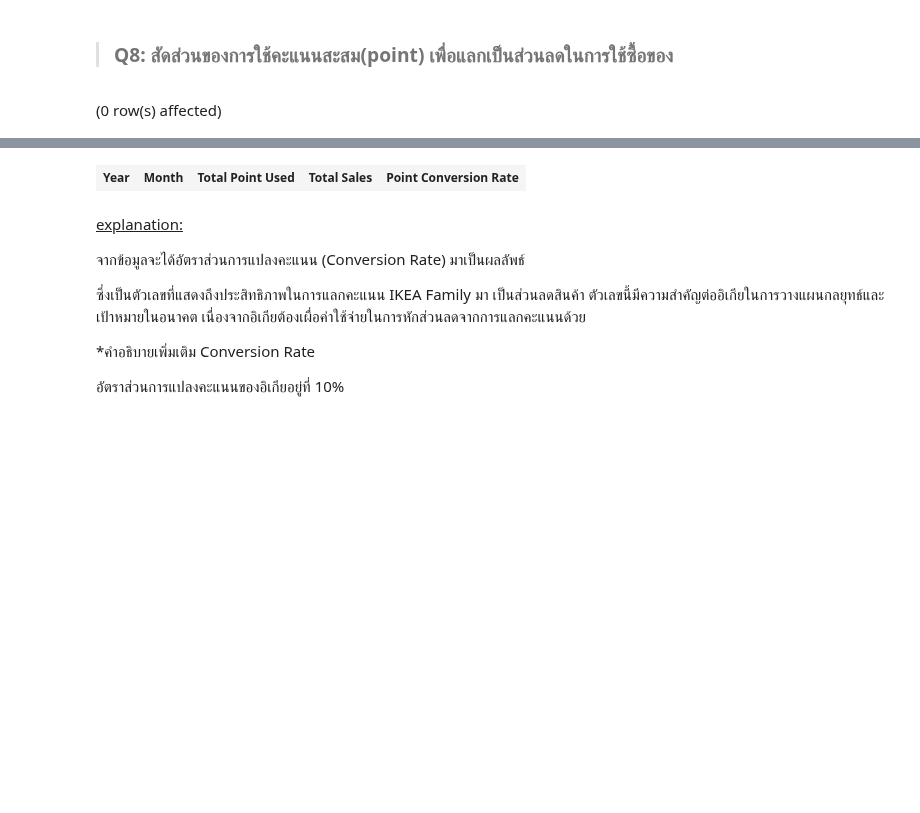
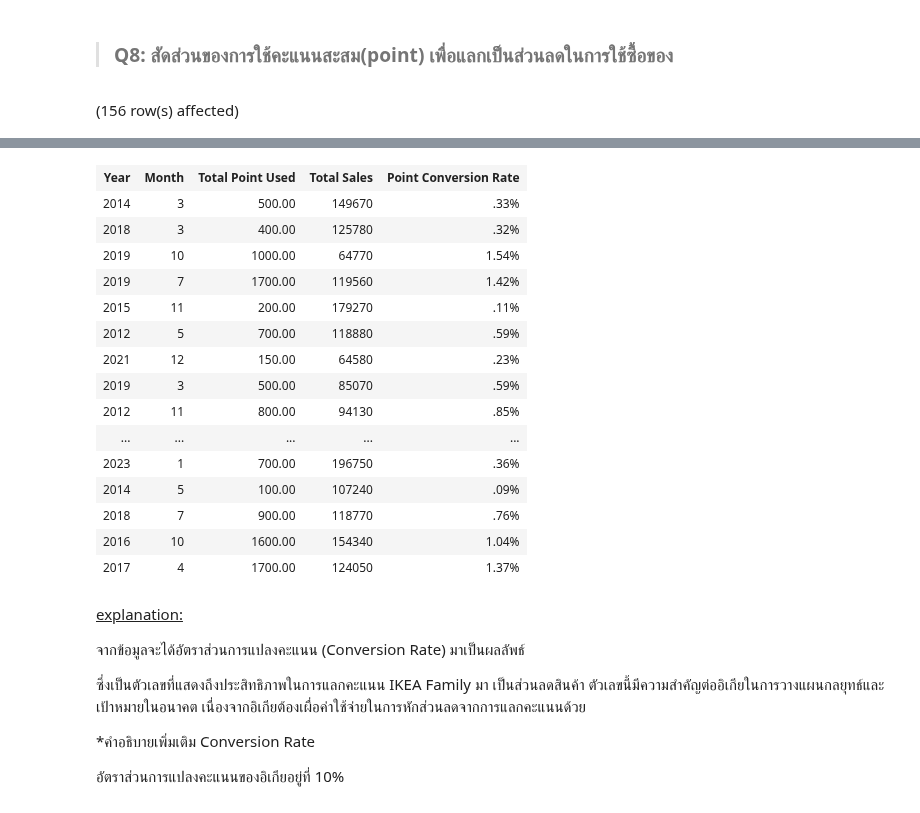
Before and after one commit to punnnnnnnnn/DB-IKEA, a Jupyter notebook: report-db-ikea-hk.ipynb, the cells around one changed output, grey strips where cells are left out. Cells and saved outputs as stored; diff of their text form; code cells hidden in the pictures; blank space fills up the shorter version.

```diff
--- a/report-db-ikea-hk.ipynb
+++ b/report-db-ikea-hk.ipynb
@@ -631,7 +645,7 @@ IKEA สามารถประยุกต์ใช้กลยุทธ์ท
 WITH tmp AS (
     SELECT EXTRACT(YEAR FROM o."order_date") "Year",
         EXTRACT(MONTH FROM o."order_date") "Month",
-        SUM(CASE WHEN pl."movement" < 0 THEN pl."movement" ELSE 0 END) "Total Point Used",
+        ABS(SUM(CASE WHEN pl."movement" < 0 THEN pl."movement" ELSE 0 END))*.01 "Total Point Used",
         SUM(po."qty" * ph."normal_price") "Total Sales"
     FROM public."PointLog" pl
     LEFT JOIN public."Order" o ON o."order_id" = pl."order_id"
@@ -645,4 +659,4 @@ SELECT *,
     TO_CHAR("Total Point Used"::DECIMAL / "Total Sales"::DECIMAL * 100, '999,999.99') || '%' "Point Conversion Rate"
 FROM tmp
 # %% [output]
-(0 row(s) affected)
+(156 row(s) affected)
@@ -650,4 +664,19 @@ Total execution time: 00:00:00.006
 | Year | Month | Total Point Used | Total Sales | Point Conversion Rate |
+| 2014 | 3 | 500.00 | 149670 | .33% |
+| 2018 | 3 | 400.00 | 125780 | .32% |
+| 2019 | 10 | 1000.00 | 64770 | 1.54% |
+| 2019 | 7 | 1700.00 | 119560 | 1.42% |
+| 2015 | 11 | 200.00 | 179270 | .11% |
+| 2012 | 5 | 700.00 | 118880 | .59% |
+| 2021 | 12 | 150.00 | 64580 | .23% |
+| 2019 | 3 | 500.00 | 85070 | .59% |
+| 2012 | 11 | 800.00 | 94130 | .85% |
+| ... | ... | ... | ... | ... |
+| 2023 | 1 | 700.00 | 196750 | .36% |
+| 2014 | 5 | 100.00 | 107240 | .09% |
+| 2018 | 7 | 900.00 | 118770 | .76% |
+| 2016 | 10 | 1600.00 | 154340 | 1.04% |
+| 2017 | 4 | 1700.00 | 124050 | 1.37% |
 # %% [markdown]
 <u>explanation:</u>
 
```
Also changed, not shown: parts of 8 cells of this notebook.
